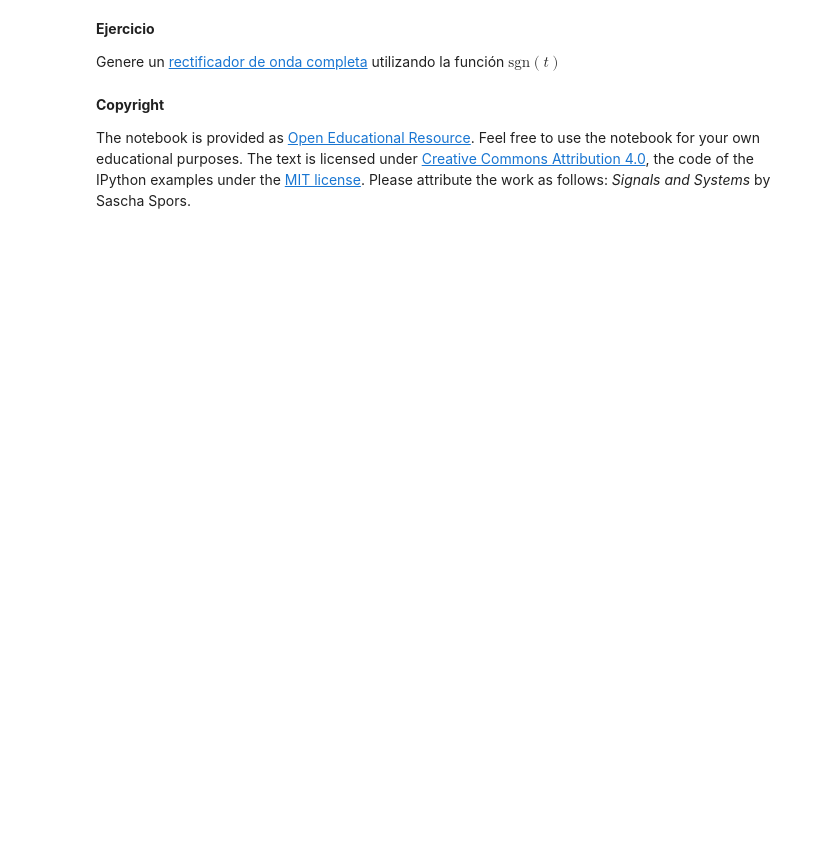
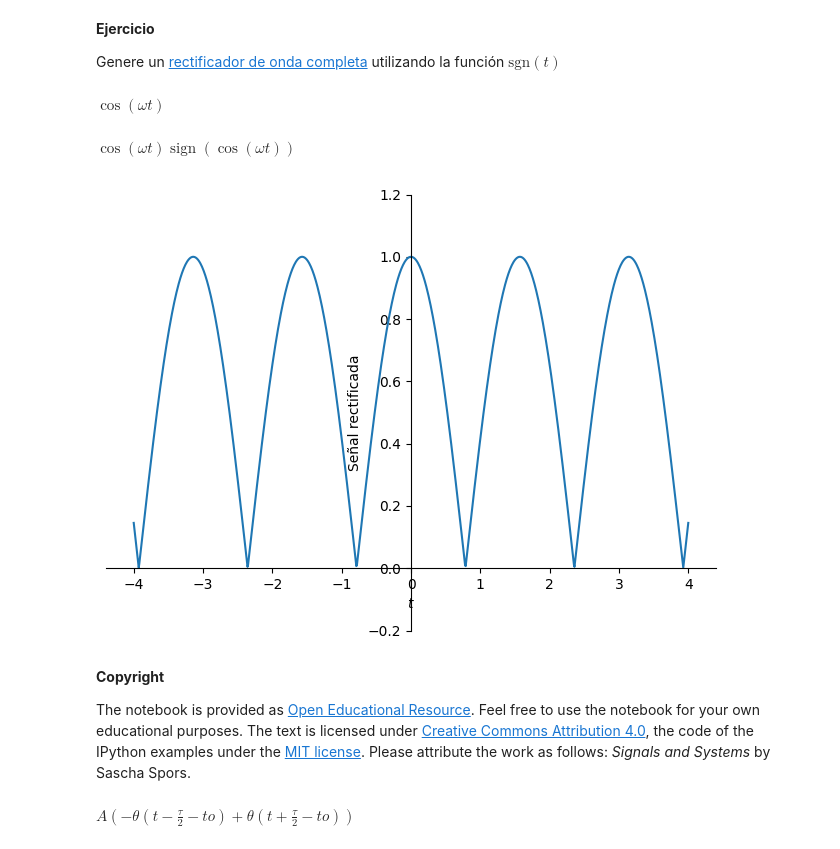
Before and after one commit to juramirezmon/Senales_y_sistemas, a Jupyter notebook: Copia_de_2_S_estandar.ipynb, the cells around one changed output. Cells and saved outputs as stored; diff of their text form; code cells hidden in the pictures; blank space fills up the shorter version.

```diff
--- a/Copia_de_2_S_estandar.ipynb
+++ b/Copia_de_2_S_estandar.ipynb
@@ -333,7 +350,32 @@ sym.plot(sgn, (t, -2, 2), ylim=[-1.2, 1.2], ylabel=r'sgn$(t)$');
 **Ejercicio**
 
 Genere un [rectificador de onda completa](https://en.wikipedia.org/wiki/Rectifier#Full-wave_rectification) utilizando la función $\text{sgn}(t)$
+# %%
+t, omega = sym.symbols('t omega', real=True) # Variables simbólicas
+
+x_t = sym.cos(omega*t)  # Función cos(ωt)
+
+
+rectified_signal = x_t * sym.sign(x_t) # Rectificación de onda completa
+
+display(x_t)
+display(rectified_signal)
+
+sym.plot(rectified_signal.subs(omega, 2), (t, -4, 4), ylim=[-0.2, 1.2], ylabel=r'Señal rectificada');
+# %% [output]
+$\displaystyle \cos{\left(\omega t \right)}$
+$\displaystyle \cos{\left(\omega t \right)} \operatorname{sign}{\left(\cos{\left(\omega t \right)} \right)}$
+[figure, added]
 # %% [markdown]
 **Copyright**
 
 The notebook is provided as [Open Educational Resource](https://de.wikipedia.org/wiki/Open_Educational_Resources). Feel free to use the notebook for your own educational purposes. The text is licensed under [Creative Commons Attribution 4.0](https://creativecommons.org/licenses/by/4.0/), the code of the IPython examples under the [MIT license](https://opensource.org/licenses/MIT). Please attribute the work as follows: *Signals and Systems* by Sascha Spors.
+# %%
+t, tau, to, A = sym.symbols('t tau to A', real=True)
+
+u1 = sym.Heaviside(t-(to-tau/2))
+u2 = sym.Heaviside(t-(to+tau/2))
+rect_ = A*(u1-u2)
+rect_
+# %% [output]
+$\displaystyle A \left(- \theta\left(t - \frac{\tau}{2} - to\right) + \theta\left(t + \frac{\tau}{2} - to\right)\right)$
```
Also changed, not shown: parts of 8 cells of this notebook.
